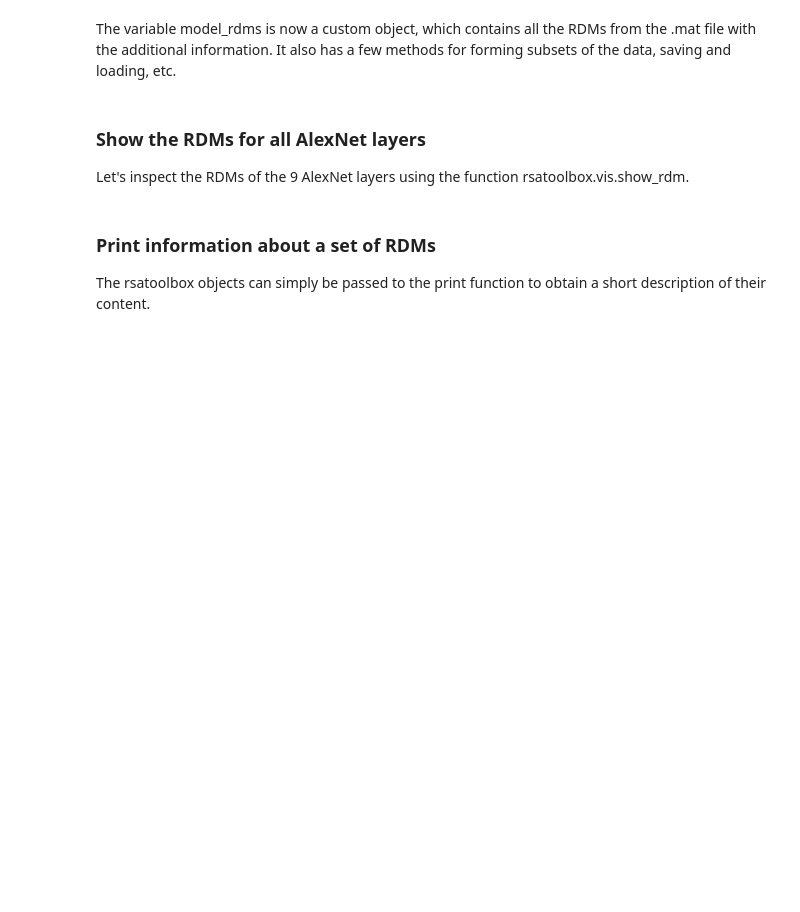
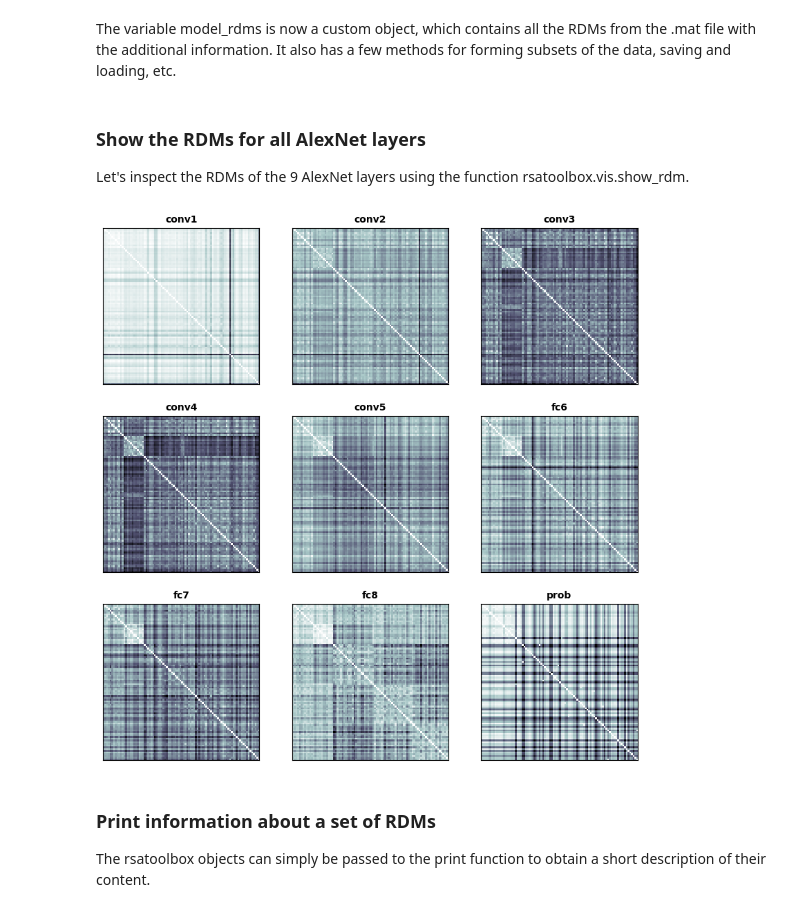
Before and after one commit to weidler/ken3170-neuroscience, a Jupyter notebook: practical/practical_part_two.ipynb, the cells around one changed output. Drawn from its saved outputs; the diff is of its cells as text; code cells hidden in the pictures; blank space fills up the shorter version.

```diff
--- a/practical/practical_part_two.ipynb
+++ b/practical/practical_part_two.ipynb
@@ -40,7 +40,9 @@ It also has a few methods for forming subsets of the data, saving and loading, e
 
 Let's inspect the RDMs of the 9 AlexNet layers using the function rsatoolbox.vis.show_rdm.
 # %%
-fig, ax, ret_val = rsatoolbox.vis.show_rdm(per_layer_rdms, rdm_descriptor='brain_computational_model', figsize=(10,10))
+fig, ax, ret_val = rsatoolbox.vis.show_rdm(model_rdms, rdm_descriptor='brain_computational_model', figsize=(10,10))
+# %% [output]
+[figure, added]
 # %% [markdown]
 ### Print information about a set of RDMs
 The rsatoolbox objects can simply be passed to the print function to obtain a short description of their content.
```
Also changed, not shown: parts of 4 cells of this notebook.
